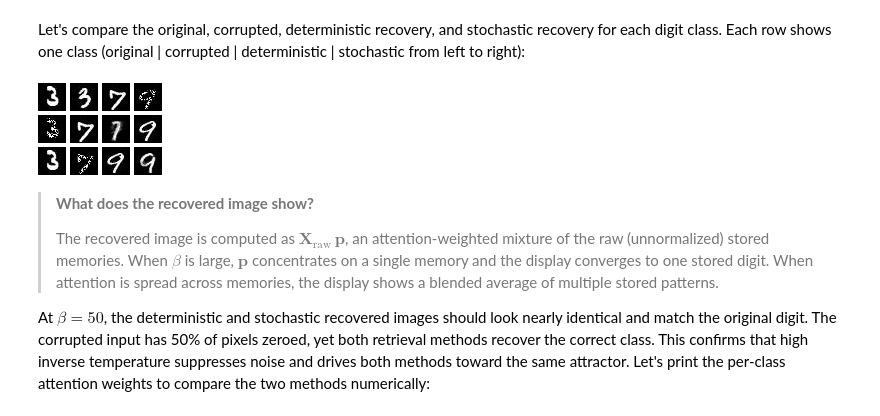
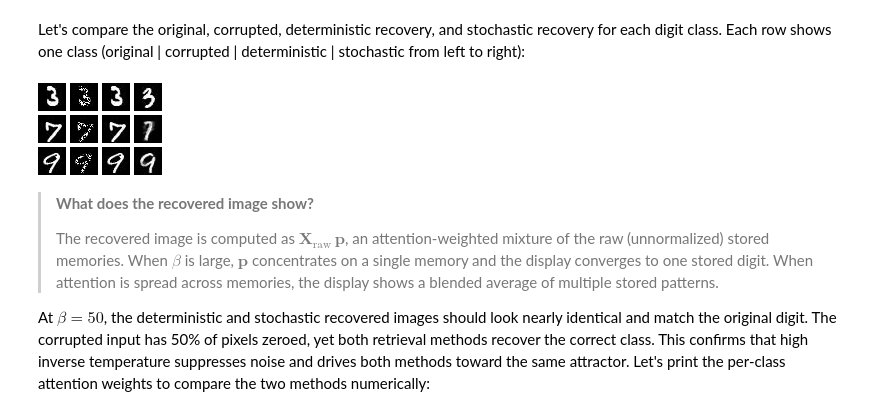
Before and after one commit to Jac0bLii/CHEME-5820-Labs-Spring-2026, a Jupyter notebook: labs/week-8/L8b/CHEME-5820-L8b-Lab-Solution-StochasticAttention-Spring-2026.ipynb, the cells around one changed output. Drawn from its saved outputs; the diff is of its cells as text; code cells hidden in the pictures.

```diff
--- a/labs/week-8/L8b/CHEME-5820-L8b-Lab-Solution-StochasticAttention-Spring-2026.ipynb
+++ b/labs/week-8/L8b/CHEME-5820-L8b-Lab-Solution-StochasticAttention-Spring-2026.ipynb
@@ -241,16 +241,17 @@ Let's compare the original, corrupted, deterministic recovery, and stochastic re
 # %%
 let
     all_imgs = [];
-    for r in retrieval_results
-        push!(all_imgs, Gray.(decode(r.raw_original)));
-        push!(all_imgs, Gray.(decode(r.raw_corrupted)));
-        push!(all_imgs, Gray.(decode(r.det_recovered)));
-        push!(all_imgs, Gray.(decode(r.sto_recovered)));
+    # outer loop over image types (columns), inner loop over digit classes (rows)
+    # ensures column-major mosaicview fill puts each digit class on its own row
+    for img_type in [:raw_original, :raw_corrupted, :det_recovered, :sto_recovered]
+        for r in retrieval_results
+            push!(all_imgs, Gray.(decode(getproperty(r, img_type))));
+        end
     end
     mosaicview(all_imgs..., nrow=length(target_digits), npad=4, fillvalue=Gray(1.0))
 end
 # %% [output]
-[figure, old version]
+[figure, new version]
 # %% [markdown]
 > __What does the recovered image show?__
 >
```
Also changed, not shown: parts of 6 cells of this notebook.
